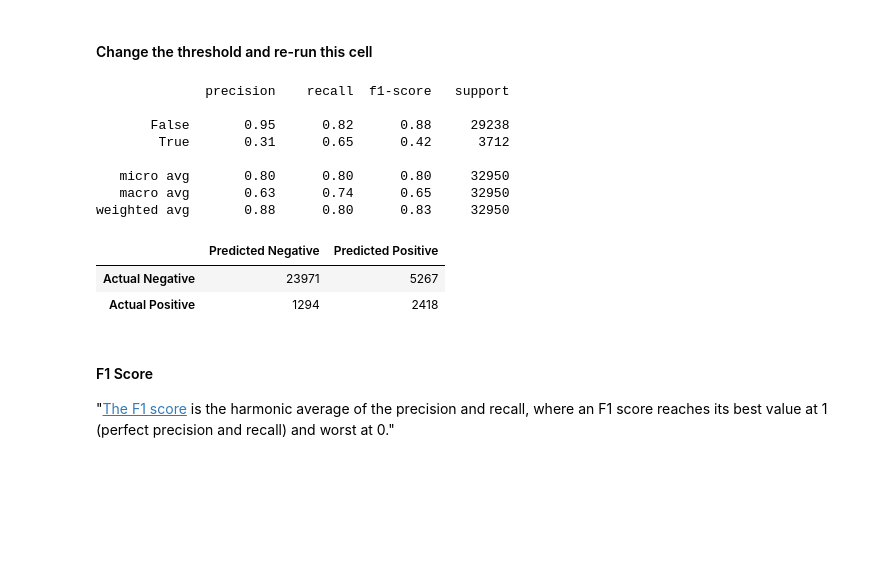
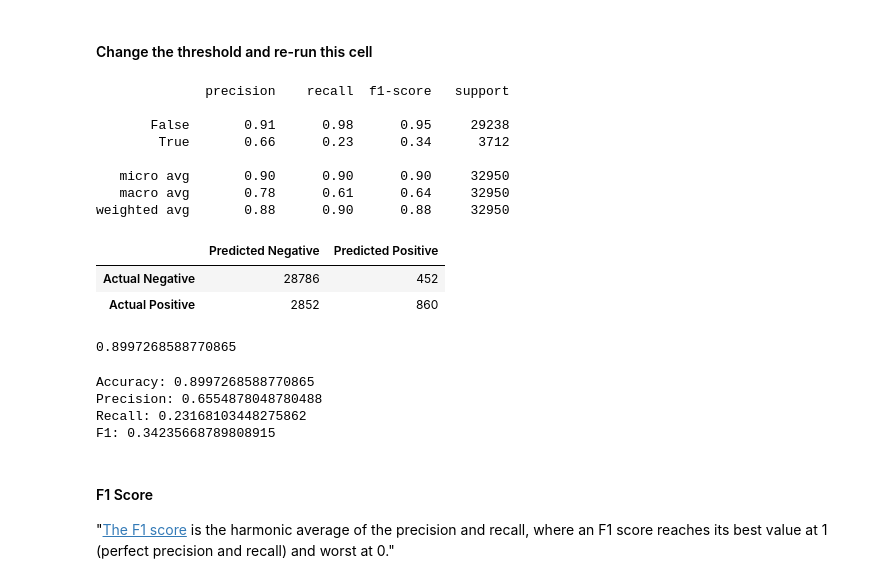
Before and after one commit to LambdaSchool/DS-Unit-2-Sprint-3-Classification-Validation, a Jupyter notebook: module3-classification-metrics/LS_DS_242_Validate_classification_problems_LIVE_LESSON.ipynb, the cells around one changed output. Drawn from its saved outputs; the diff is of its cells as text; code cells hidden in the pictures; blank space fills up the shorter version.

```diff
--- a/module3-classification-metrics/LS_DS_242_Validate_classification_problems_LIVE_LESSON.ipynb
+++ b/module3-classification-metrics/LS_DS_242_Validate_classification_problems_LIVE_LESSON.ipynb
@@ -148,44 +147,56 @@ labels.head(20)
 # %%
 from sklearn.metrics import classification_report, confusion_matrix
 
-threshold = 0.1
+threshold = 0.5
 y_pred = y_pred_proba >= threshold
 
 print(classification_report(y_train, y_pred))
 
 pd.DataFrame(confusion_matrix(y_train, y_pred),
              columns=['Predicted Negative', 'Predicted Positive'],
              index=['Actual Negative', 'Actual Positive'])
 # %% [output]
               precision    recall  f1-score   support
 
-       False       0.95      0.82      0.88     29238
-        True       0.31      0.65      0.42      3712
+       False       0.91      0.98      0.95     29238
+        True       0.66      0.23      0.34      3712
 
-   micro avg       0.80      0.80      0.80     32950
-   macro avg       0.63      0.74      0.65     32950
-weighted avg       0.88      0.80      0.83     32950
+   micro avg       0.90      0.90      0.90     32950
+   macro avg       0.78      0.61      0.64     32950
+weighted avg       0.88      0.90      0.88     32950
 |  | Predicted Negative | Predicted Positive |
-| Actual Negative | 23971 | 5267 |
-| Actual Positive | 1294 | 2418 |
+| Actual Negative | 28786 | 452 |
+| Actual Positive | 2852 | 860 |
+# %%
+from sklearn.metrics import accuracy_score
+accuracy_score(y_train, y_pred)
+# %% [output]
+0.8997268588770865
 # %%
 #TODO
 
-# true_negative  =
-# false_positive =
-# false_negative =
-# true_positive  =
+true_negative  = 28786
+false_positive = 452
+false_negative = 2852
+true_positive  = 860
 
-actual_negative = 28766 + 452
+actual_negative = 28786 + 452
 actual_positive = 2852 + 860
 
-# predicted_negative =
-# predicted_positive =
+predicted_negative = 28786 + 2852
+predicted_positive = 452 + 860
 
-# accuracy =
-# precision =
-# recall =
-# f1 =
+accuracy = (true_positive + true_negative) / (predicted_negative + predicted_positive)
+precision = true_positive / predicted_positive
+recall = true_positive / actual_positive
+f1 = 2 * precision * recall / (precision + recall)
+
+print(f'Accuracy: {accuracy}\nPrecision: {precision}\nRecall: {recall}\nF1: {f1}')
+# %% [output]
+Accuracy: 0.8997268588770865
+Precision: 0.6554878048780488
+Recall: 0.23168103448275862
+F1: 0.34235668789808915
 # %% [markdown]
 #### F1 Score
 "[The F1 score](https://en.wikipedia.org/wiki/F1_score) is the harmonic average of the precision and recall, where an F1 score reaches its best value at 1 (perfect precision and recall) and worst at 0."
```
Also changed, not shown: parts of 19 cells of this notebook.
